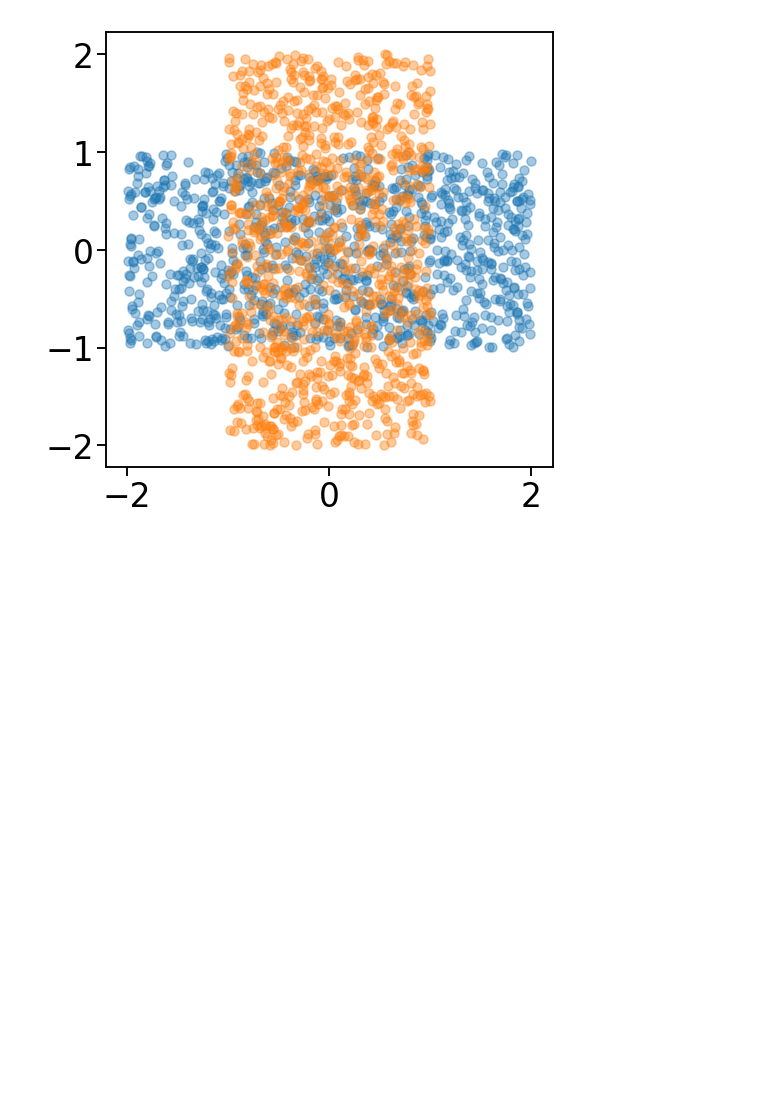
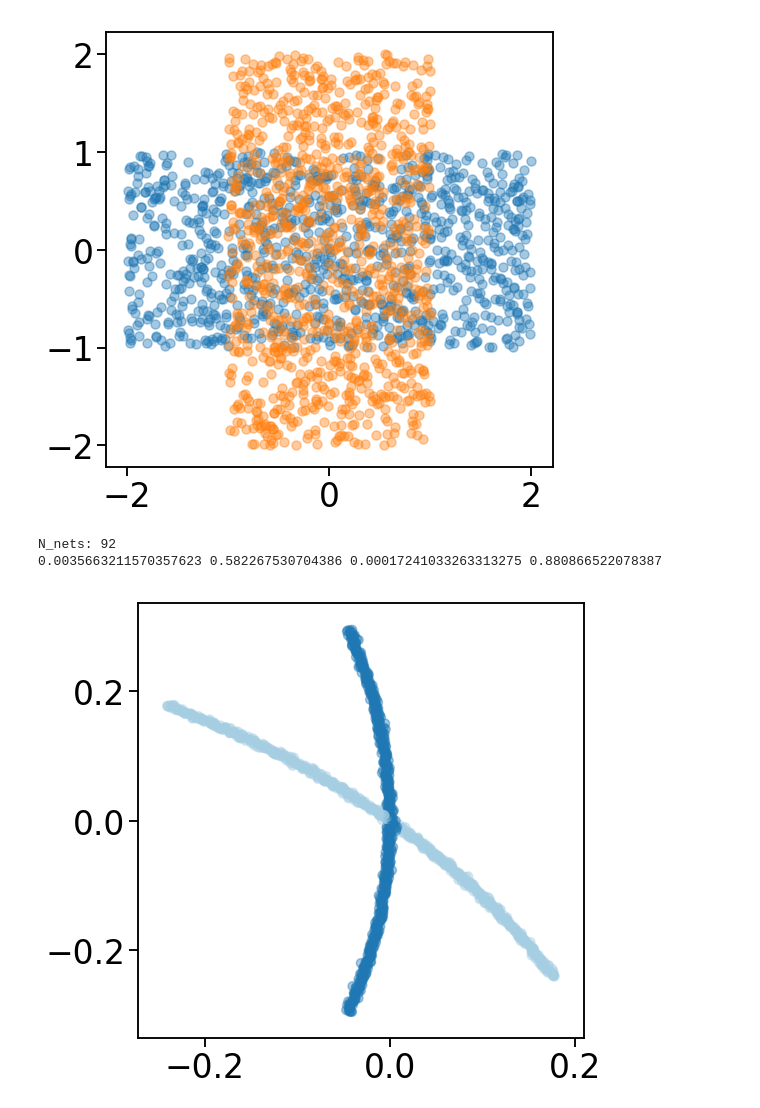
Before and after one commit to saketkc/EE-546-project, a Jupyter notebook: notebooks/04.local-PCA-spectralClustering.ipynb, the cells around one changed output. Cells and saved outputs as stored; diff of their text form; code cells hidden in the pictures; blank space fills up the shorter version.

```diff
--- a/notebooks/04.local-PCA-spectralClustering.ipynb
+++ b/notebooks/04.local-PCA-spectralClustering.ipynb
@@ -48,7 +48,7 @@ X = np.vstack([X1, X2])
 # %% [output]
 [figure]
 # %%
-def do_clustering(X, d, radius, n_clusters=2):
+def do_clustering(X, d, radius, n_clusters=2, plot_centers=False):
     nbrs = NearestNeighbors(radius=radius, algorithm='ball_tree').fit(X)
     distances, X_neighbors = nbrs.radius_neighbors(X)
     point_indices_master = pd.Series(range(X.shape[0]))
@@ -128,9 +128,9 @@ def do_clustering(X, d, radius, n_clusters=2):
     #print(np.sum(connected_graph))
     if np.sum(connected_graph) > 0:
         print('yes')
-    eta = 0.05
-    eps = 0.05
-    #print(max_A)
+    eta = 0.05# min_A#0.05
+    eps = 0.05 # max_A#0.05
+    print(min_A, max_A, min_B, max_B)
     #print(min_B)
 
     #print(len(sigma_A))
@@ -145,7 +145,7 @@ def do_clustering(X, d, radius, n_clusters=2):
     W = np.exp(-np.power(A, 2)/eps**2) * np.exp(-np.power(B, 2)/eta**2)
     # print(W.shape)
     clustering = SpectralClustering(n_clusters=n_clusters,
-                                    assign_labels="discretize",
+                                    assign_labels="kmeans",
                                     affinity='precomputed',
                                     random_state=0).fit(W)
 
@@ -160,6 +160,19 @@ def do_clustering(X, d, radius, n_clusters=2):
     fig, ax = plt.subplots(figsize=(8, 8))
 
     ax.scatter(X[:,0], X[:,1], alpha=0.4, color=colors[color_indices])
-    #for center in y_n0_centers:
-    #    ax.scatter(X[center, 0], X[center, 1], color='red', s=50)
+    if plot_centers:
+        for center in y_n0_centers:
+            ax.scatter(X[center, 0], X[center, 1], color='red', s=50)
+# %%
+d = 1
+radius = 0.01
+
+#data = loadmat('../local-pca-code-matlab/threecurves.mat')
+data = loadmat('../local-pca-code-matlab/twocurves1.mat')
+Y = data['Y']
+do_clustering(Y, d, radius, 2)
+# %% [output]
+N_nets: 92
+0.0035663211570357623 0.582267530704386 0.00017241033263313275 0.880866522078387
+[figure, added]
 # %%
```
Also changed, not shown: parts of 7 cells of this notebook, 4 other files.
